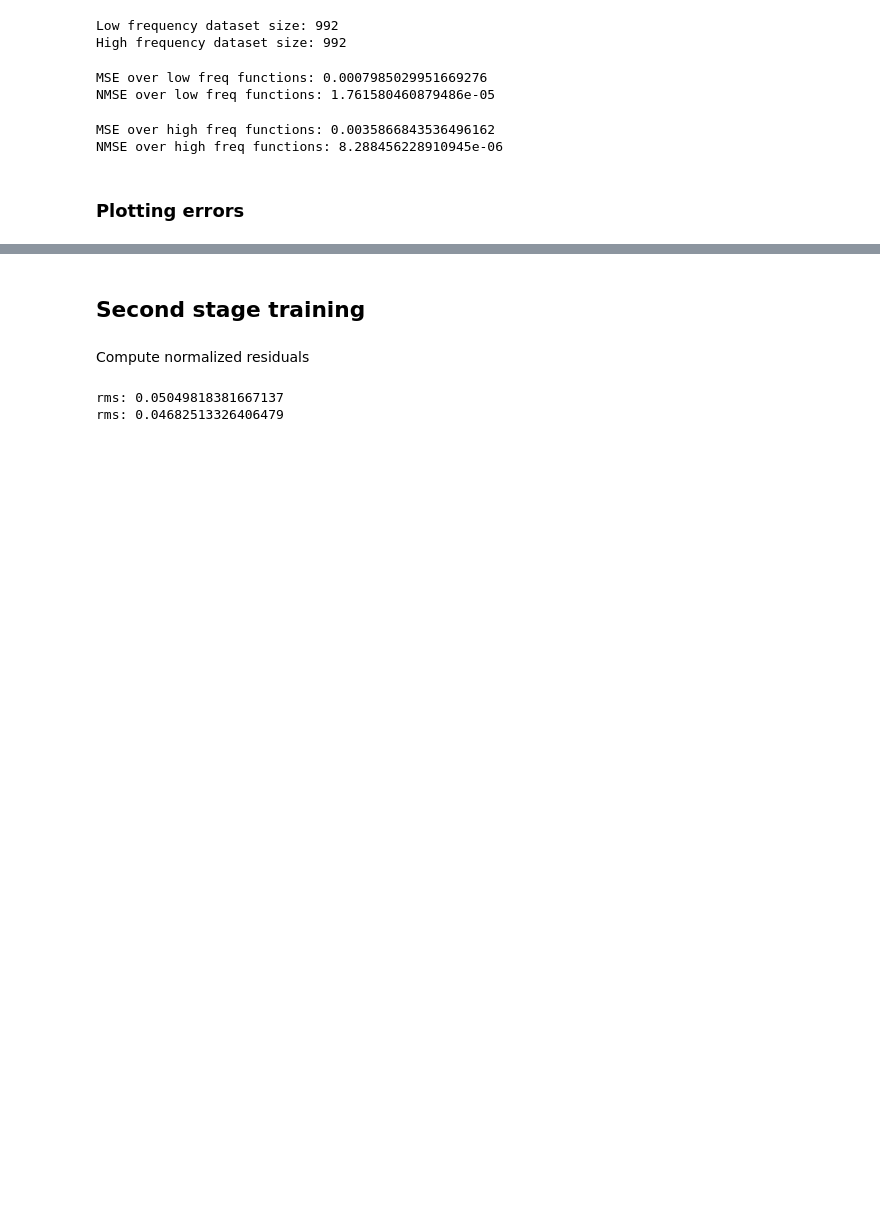
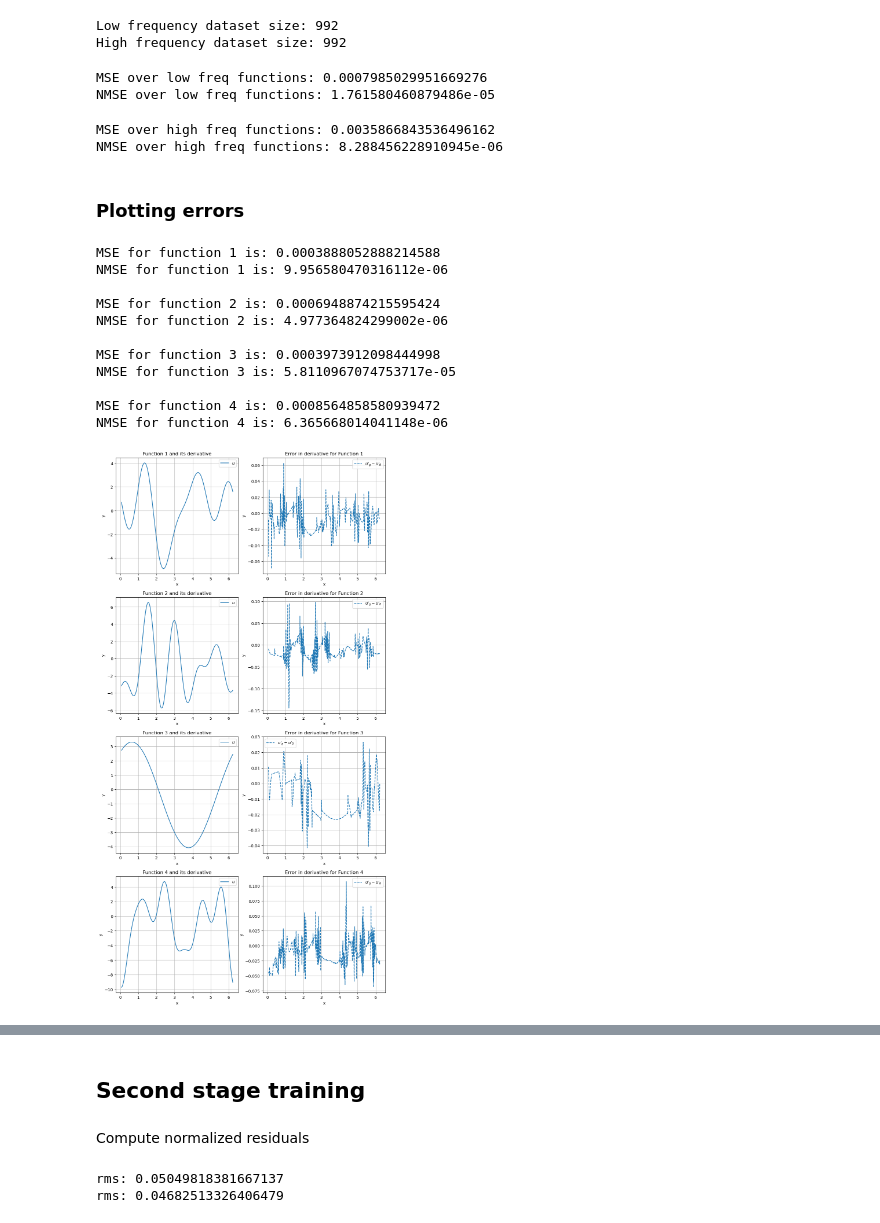
Before and after one commit to ewang26/multistage, a Jupyter notebook: D1_3L_AFrelu_multi.ipynb, the cells around one changed output, grey strips where cells are left out. Saved outputs shown, nothing was run; the diff lists cells and outputs as text; code cells hidden in the pictures; blank space fills up the shorter version.

```diff
--- a/D1_3L_AFrelu_multi.ipynb
+++ b/D1_3L_AFrelu_multi.ipynb
@@ -528 +601,16 @@ def plot_difference(model1, dataset, save_dir='plots', filename=None, save=False
+# %%
+plot_difference2(model1, dataset=low_freq_dataset, save_dir='plots', filename='D1_3L_AFrelu_1S_lowf_separate', save=save)
+# %% [output]
+MSE for function 1 is: 0.0003888052888214588
+NMSE for function 1 is: 9.956580470316112e-06
+
+MSE for function 2 is: 0.0006948874215595424
+NMSE for function 2 is: 4.977364824299002e-06
+
+MSE for function 3 is: 0.0003973912098444998
+NMSE for function 3 is: 5.8110967074753717e-05
+
+MSE for function 4 is: 0.0008564858580939472
+NMSE for function 4 is: 6.365668014041148e-06
+[figure, added]
 # %%
```
Also changed, not shown: parts of 16 cells of this notebook, 1 other file.
